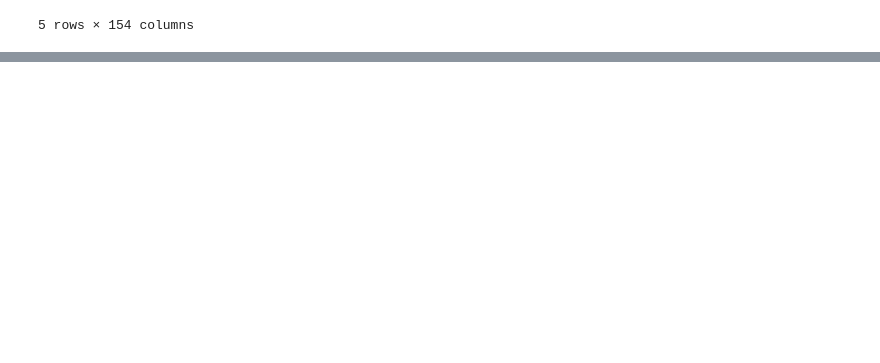
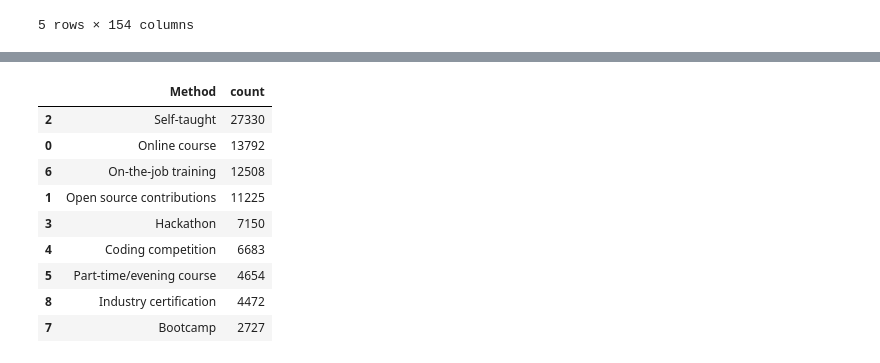
Before and after one commit to LobnaHegazy/Data-Scientist---Udacity, a Jupyter notebook: Project 1 - Data Science Blog Post/Project 1 - Data Science Blog Post.ipynb, the cells around one changed output, grey strips where cells are left out. Drawn from its saved outputs; the diff is of its cells as text; code cells hidden in the pictures; blank space fills up the shorter version.

```diff
--- a/Project 1 - Data Science Blog Post/Project 1 - Data Science Blog Post.ipynb
+++ b/Project 1 - Data Science Blog Post/Project 1 - Data Science Blog Post.ipynb
@@ -16,0 +59,16 @@ df.head()
+# %%
+edu_types = df['EducationTypes'].value_counts().reset_index()
+edu_types.rename(columns = {'index':'Method','EducationTypes':'count'}, inplace = True)
+edu_types_df = h.total_count(edu_types, 'Method', 'count', all_vals)
+edu_types_df
+# %% [output]
+|  | Method | count |
+| 2 | Self-taught | 27330 |
+| 0 | Online course | 13792 |
+| 6 | On-the-job training | 12508 |
+| 1 | Open source contributions | 11225 |
+| 3 | Hackathon | 7150 |
+| 4 | Coding competition | 6683 |
+| 5 | Part-time/evening course | 4654 |
+| 8 | Industry certification | 4472 |
+| 7 | Bootcamp | 2727 |
```
Also changed, not shown: parts of 9 cells of this notebook.
